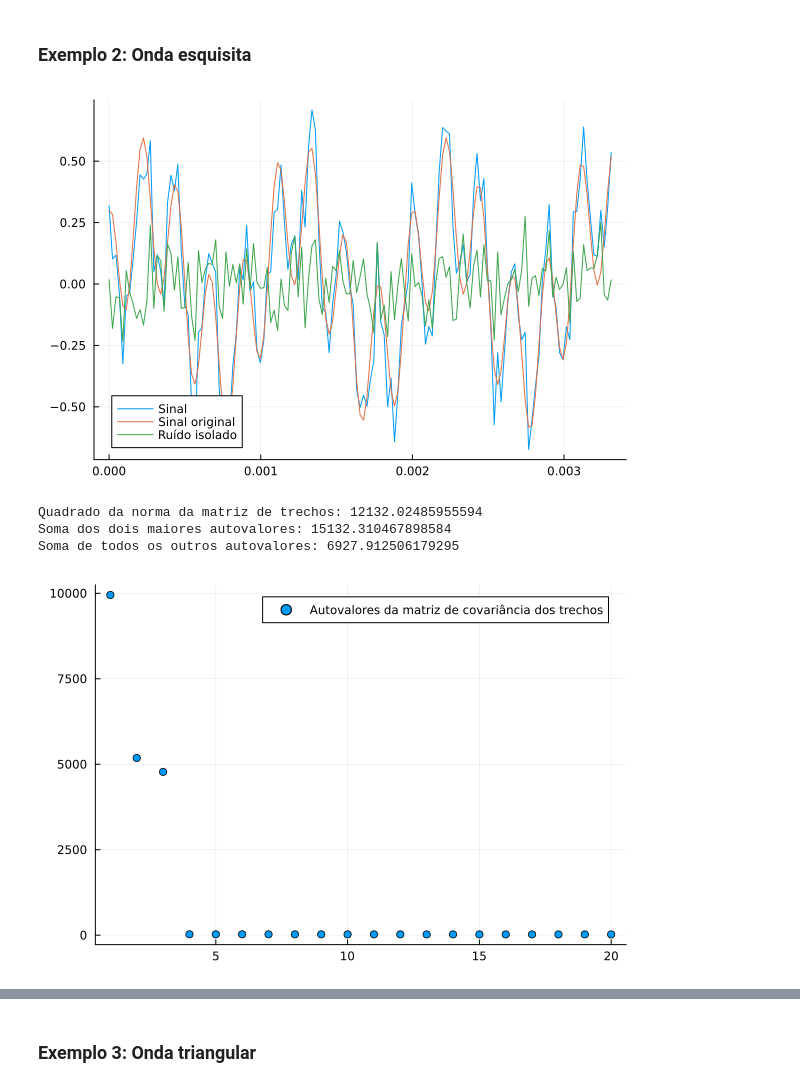
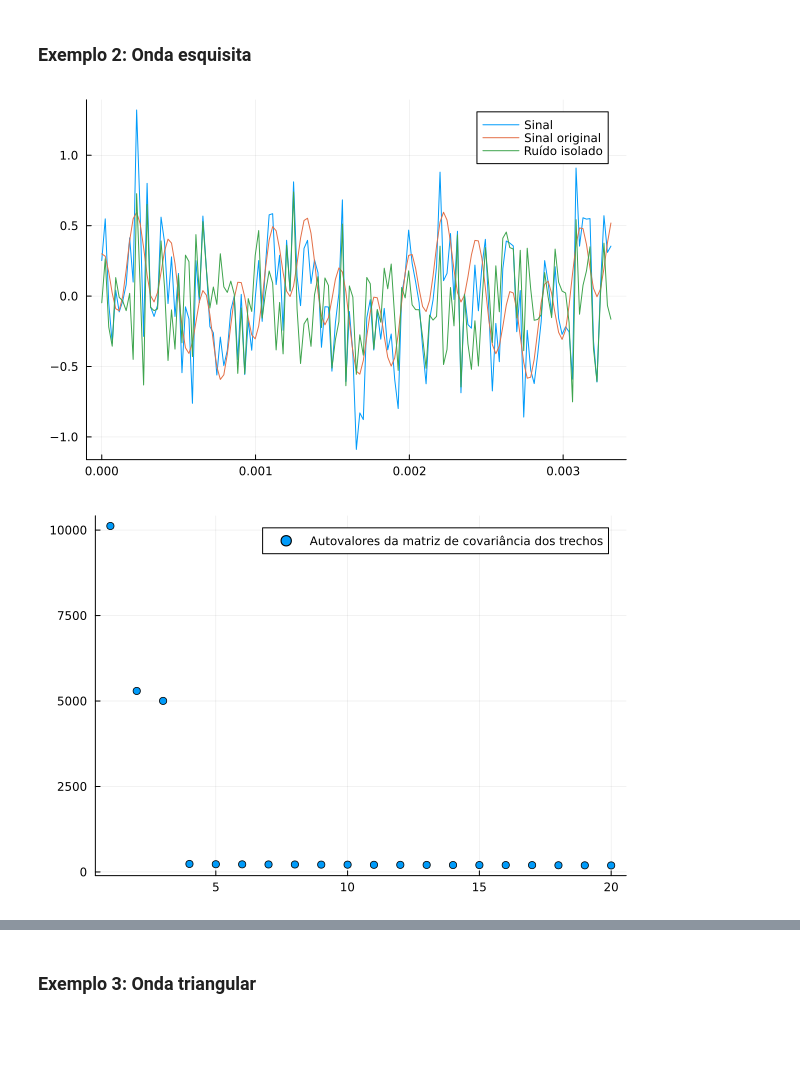
Before and after one commit to leaaaaaao/cocada, a Jupyter notebook: ruido_PCA.ipynb, the cells around one changed output, grey strips where cells are left out. Cells and saved outputs as stored; diff of their text form; code cells hidden in the pictures; blank space fills up the shorter version.

```diff
--- a/ruido_PCA.ipynb
+++ b/ruido_PCA.ipynb
@@ -54,5 +54,14 @@ wavplay(senoidal_ruidoso, fs)
 funcoes = [senoidal_ruidoso onda_senoidal ruido_isolado]
 legendas = ["Sinal" "Sinal original" "Ruído isolado"]
 
-plot(t[1:janela_amostral], funcoes[1:janela_amostral,:], label=legendas)
+dir_s1 = "graficos/senoidal_teste_1/"
+t_plot = t[1:janela_amostral]
+funcoes_plot = funcoes[1:janela_amostral,:]
+
+mkpath(dir_s1)
+savefig(plot(t_plot, funcoes_plot[:, 1], label="Sinal ruidoso", lc=:green, ylims=(-0.5, 0.5)), string(dir_s1, "ruidoso.png"))
+savefig(plot(t_plot, funcoes_plot[:, 2], label="Sinal original", lc=:blue, ylims=(-0.5, 0.5)), string(dir_s1, "original.png"))
+savefig(plot(t_plot, funcoes_plot[:, 3], label="Ruído isolado", lc=:red, ylims=(-0.5, 0.5)), string(dir_s1, "ruido.png"))
+
+plot(t_plot, funcoes_plot, label=legendas)
 # %% [output]
@@ -120,29 +131,33 @@ mostra_autovalores_covariancia (generic function with 1 method)
 ### Exemplo 2: Onda esquisita
 # %%
 sinal_original = senoidal.(t, 1e3, 0.3) + cosseno.(t, 4.5e3, 0.3)
-sinal_ruidoso = sinal_original + ruido.(t, 0.1) # Sinal recebido após passar por canal ruidoso
+sinal_ruidoso = sinal_original + ruido.(t, 0.3) # Sinal recebido após passar por canal ruidoso
 
 ruido_isolado = sinal_ruidoso - sinal_original
 
 wavplay(sinal_ruidoso * 0.5, fs)
 
 funcoes = [sinal_ruidoso sinal_original ruido_isolado]
 legendas = ["Sinal" "Sinal original" "Ruído isolado"]
 
-savefig(plot(t[1:janela_amostral], sinal_original[1:janela_amostral,:], label="Sinal original", lc=:blue, ylims=(-0.5, 0.5)), "original.png")
-savefig(plot(t[1:janela_amostral], ruido_isolado[1:janela_amostral,:], label="Ruído isolado", lc=:red, ylims=(-0.5, 0.5)), "ruido.png")
-savefig(plot(t[1:janela_amostral], sinal_ruidoso[1:janela_amostral,:], label="Sinal ruidoso", lc=:green, ylims=(-0.5, 0.5)), "ruidoso.png")
+funcoes_plot = funcoes[1:janela_amostral,:]
 
-plot(t[1:janela_amostral], funcoes[1:janela_amostral,:], label=legendas)
+dir_tom = "graficos/tom/"
+mkpath(dir_tom)
+
+savefig(plot(t_plot, funcoes_plot[:, 1], label="Sinal ruidoso", lc=:green, ylims=(-1, 1)), string(dir_tom, "ruidoso.png"))
+savefig(plot(t_plot, funcoes_plot[:, 2], label="Sinal original", lc=:blue, ylims=(-1, 1)), string(dir_tom, "original.png"))
+savefig(plot(t_plot, funcoes_plot[:, 3], label="Ruído isolado", lc=:red, ylims=(-1, 1)), string(dir_tom, "ruido.png"))
+
+plot(t_plot, funcoes_plot, label=legendas)
 # %% [output]
-[figure, old version]
+[figure, new version]
 # %%
-mostra_autovalores_covariancia(sinal_ruidoso)
+fig = mostra_autovalores_covariancia(sinal_ruidoso)
+savefig(fig, string(dir_tom, "autovalores.png"))
+fig
 # %% [output]
-Quadrado da norma da matriz de trechos: 12132.02485955594
-Soma dos dois maiores autovalores: 15132.310467898584
-Soma de todos os outros autovalores: 6927.912506179295
-[figure, old version]
+[figure, new version]
 # %%
 aprox = aproxima_sinal(sinal_ruidoso, 3)
 erro = aprox - sinal_original
```
Also changed, not shown: parts of 18 cells of this notebook, 1 other file.
